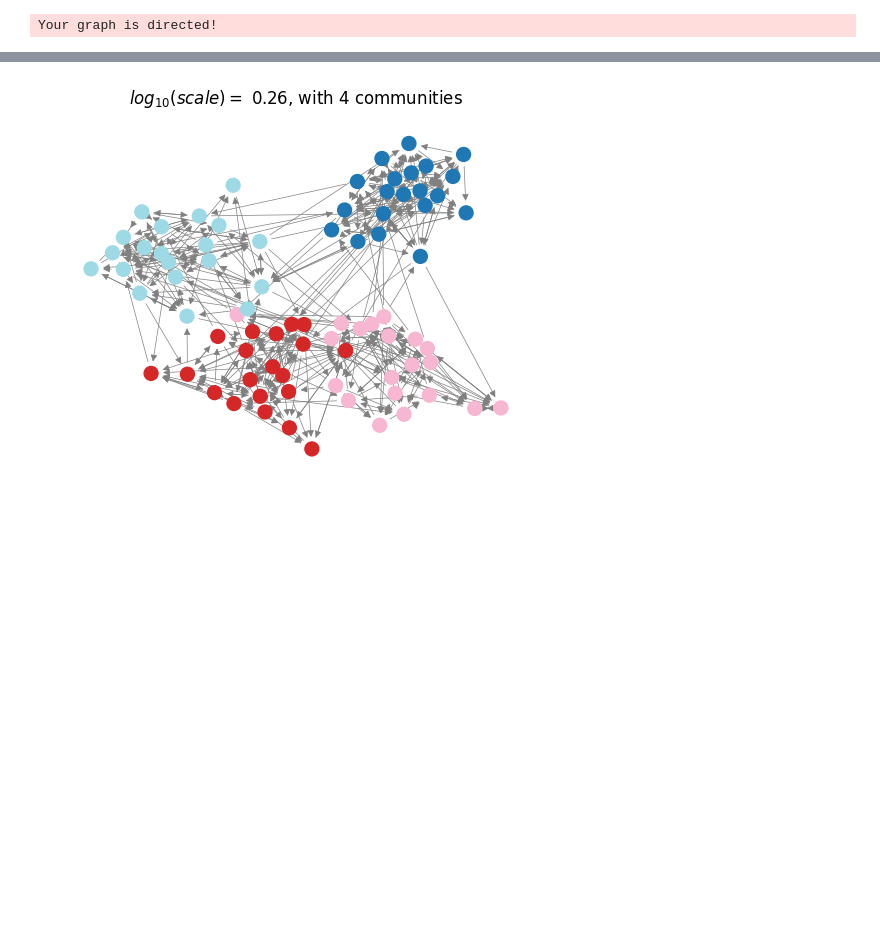
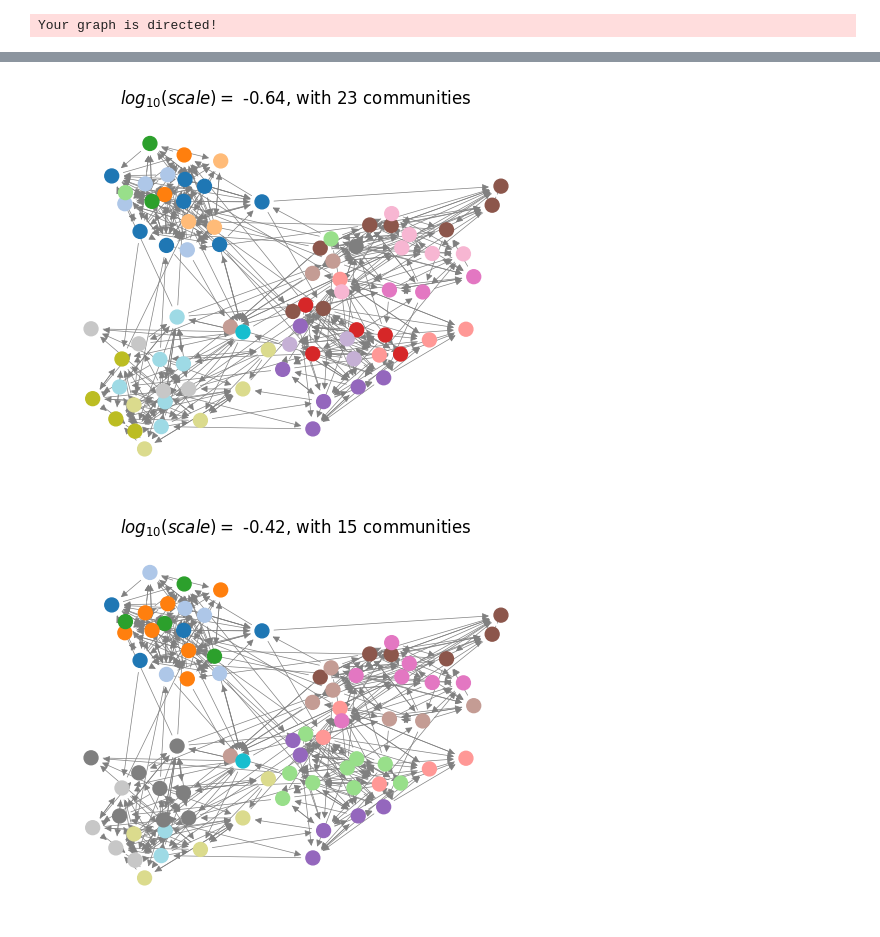
Before and after one commit to barahona-research-group/PyGenStability, a Jupyter notebook: examples/Example_3_directed.ipynb, the cells around one changed output, grey strips where cells are left out. Drawn from its saved outputs; the diff is of its cells as text; code cells hidden in the pictures; blank space fills up the shorter version.

```diff
--- a/examples/Example_3_directed.ipynb
+++ b/examples/Example_3_directed.ipynb
@@ -27,7 +28,9 @@ _ = plotting.plot_scan(all_results)
 pos = nx.spring_layout(nx_graph, weight=None, scale=1)
 for u in nx_graph:
     nx_graph.nodes[u]["pos"] = pos[u]
-
-plotting.plot_single_partition(nx_graph, all_results, 12)
-# %% [output]
-[figure, removed]
+# %%
+# plot optimal partitions
+plotting.plot_optimal_partitions(nx_graph,all_results)
+# %% [output]
+[figure, added]
+[figure, added]
```
Also changed, not shown: parts of 6 cells of this notebook, 14 other files.
